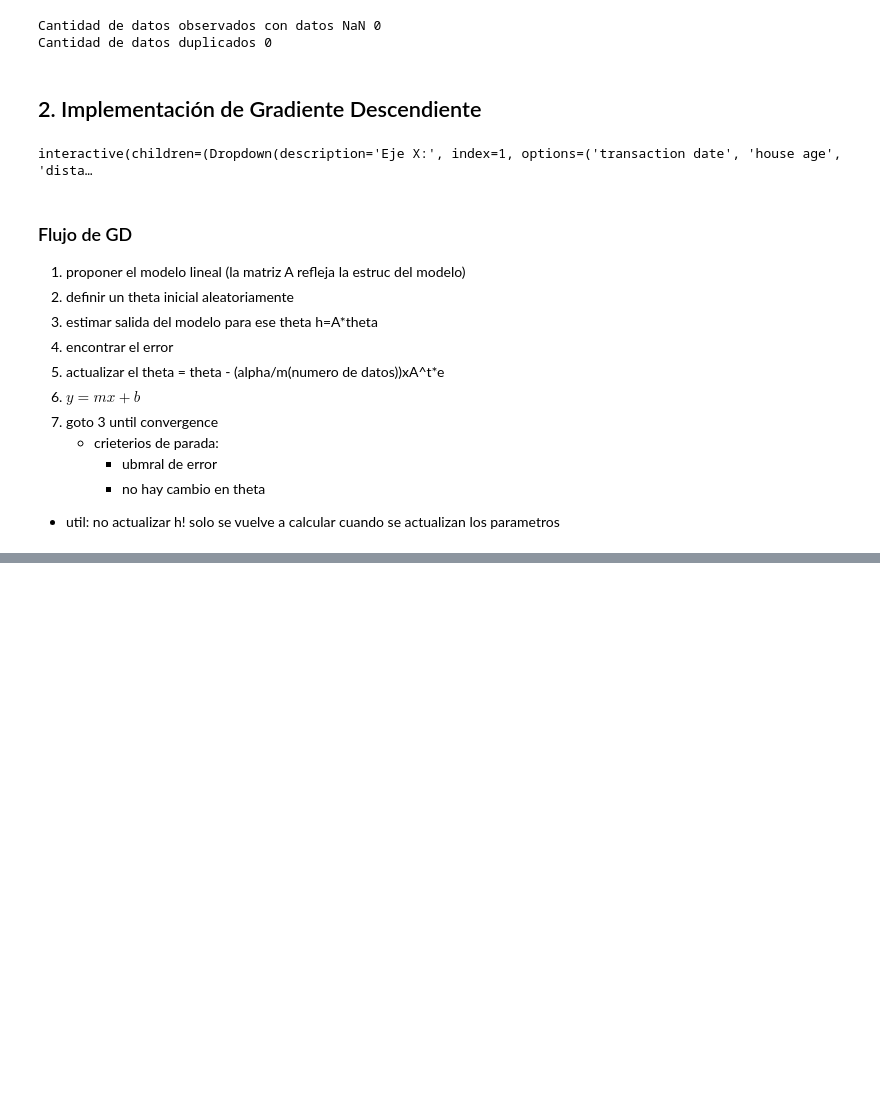
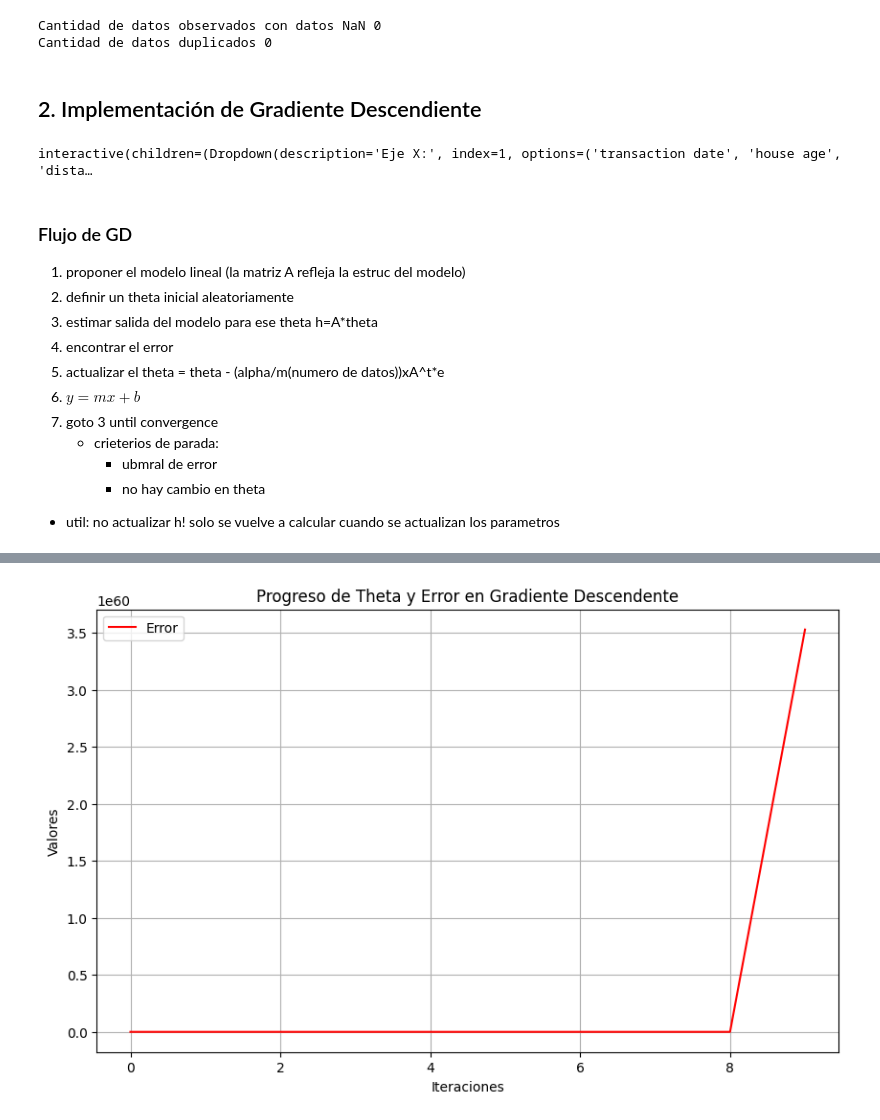
Before and after one commit to jclavijomartinez/IA2430, a Jupyter notebook: Tarea1/tarea1.ipynb, the cells around one changed output, grey strips where cells are left out. Saved outputs shown, nothing was run; the diff lists cells and outputs as text; code cells hidden in the pictures; blank space fills up the shorter version.

Commit message:
primera implementacion de GD, medianamente fucnional

```diff
--- a/Tarea1/tarea1.ipynb
+++ b/Tarea1/tarea1.ipynb
@@ -60,25 +60,31 @@ df_rev_01 = df_rev.rename(
         "X4 number of convenience stores": "number of convenience stores",
         "X5 latitude": "latitude",
         "X6 longitude": "longitude",
+        "Y house price of unit area": "house price of unit area",  # Renombrar la columna Y también
     }
 )
 
 # Eliminamos columnas que no serán usadas en el eje X
-x_columns = df_rev_01.columns.drop(["Y house price of unit area", "No"])
+x_columns = df_rev_01.columns.drop(["house price of unit area", "No"])
+
 
 # Función para graficar
 def plot_graph(x_column):
     x = df_rev_01[x_column]
-    y = df_rev_01["Y house price of unit area"]
+    y = df_rev_01["house price of unit area"]  # Nombre de columna corregido
 
-    fig, ax = plt.subplots()
+    # Crear la figura con tamaño ajustado
+    fig, ax = plt.subplots(
+        figsize=(6.5, 6.5)
+    )  # 6x6 pulgadas es aproximadamente 30% de una pantalla estándar
+
     ax.scatter(x, y, alpha=0.4, edgecolor="none")
-    ax.set_xlabel(x_column)
-    ax.set_ylabel(
-        "house price of unit area [10k TWD/Ping(1 Ping = 3.3 meter^2)]"
-    )
+    ax.set_xlabel(x_column)  # Corrección de eje X y Y
+    ax.set_ylabel("house price of unit area [10k TWD/Ping (1 Ping = 3.3 m²)]")
     ax.set_title("Gráfica interactiva")
+
     plt.show()
+
 
 # Creamos un menú desplegable para seleccionar la columna del eje X
 x_dropdown = widgets.Dropdown(
@@ -175,47 +111,53 @@ Theta final: [nan nan nan nan nan nan nan]
 # %%
-# Parte 2.2 Implementacion de GD
-# ya que en df_rev_01 todavía hay columnas sobrantes y mal nombradas, se actualizan para mayor conveniencia
-# Renombrar la columna
+# Lista para almacenar los valores de theta y error en cada iteración
+theta_values = []
+error_values = []
+
+# Parte 2.2 Implementación de GD
 df_rev_01.rename(
     columns={"Y house price of unit area": "house price of unit area"}, inplace=True
 )
-
-# Eliminar la columna 'No'
 df_rev_01.drop(columns=["No"], inplace=True)
-
-# agregar a la matriz de los datos una columna con 1s
 df_rev_01["ones"] = 1
 
-# se hace el calculo de h
+
 def calculo_h(theta):
-    h = df_rev_01*theta
-    return h
+    return df_rev_01.values @ theta
 
-# funcion de calculado de error:
-# y son los valores de la columna de los y, para esta ejemplo house price of unit area
+
 def calculo_error(h, y):
-    e = h-y
-    return e
+    return h - y.values
 
-# sacar la derivada de la func. de costo (es igual a x^T*error(error= h-y)) mirar video
-def funcion_de_costo():
-    print("funciondecosto!")
 
-# ESTE ES EL ULTIMO PASO actualizar theta (for yo defino el numero de vedces que se repite)
-# aqui hago el for
 def gradiente_descendiente():
-    # la dim del vec theta es la dim de la matriz incl la col de 1s
-    theta = np.random.randn(df_rev_01.shape[1])
-    # Definimos la tasa de aprendizaje y el número de iteraciones
-    alpha = 0.01
+    theta = np.random.rand(df_rev_01.shape[1])
+    alpha = 0.4
     iteraciones = 1000
-    y = df_rev_01['house price of unit area']
+    y = df_rev_01["house price of unit area"]
     m = df_rev_01.shape[0]
-    for i in range(1):
+
+    for i in range(10):
         h = calculo_h(theta)
         e = calculo_error(h, y)
-        #theta = theta-((alpha/m)*df_rev_01.transpose*e)
+        theta = theta - ((alpha / m) * df_rev_01.values.T @ e)
 
-gradiente_descendiente() #imprimir valores del costo
+        # Guardar los valores de theta y el error promedio (norma del error)
+        theta_values.append(np.linalg.norm(theta))
+        error_values.append(np.mean(np.abs(e)))
+
+# Ejecutar el gradiente descendiente
+gradiente_descendiente()
+
+# Graficar los valores de theta y error
+plt.figure(figsize=(10, 6))
+#plt.plot(theta_values, label="Theta", color="blue")
+plt.plot(error_values, label="Error", color="red")
+plt.xlabel("Iteraciones")
+plt.ylabel("Valores")
+plt.title("Progreso de Theta y Error en Gradiente Descendente")
+plt.legend()
+plt.grid(True)
+plt.show()
+
 # ACUMULAR LOS VALS DE THETA PARA GRAFICAR Y VER EVOLIUCION - grafica despues de la tarea del notebook de la clase
 # %% [output]
@@ -222,0 +164 @@ KeyError: "['No'] not found in axis"
+[figure, added]
```
Also changed, not shown: parts of 2 cells of this notebook.
